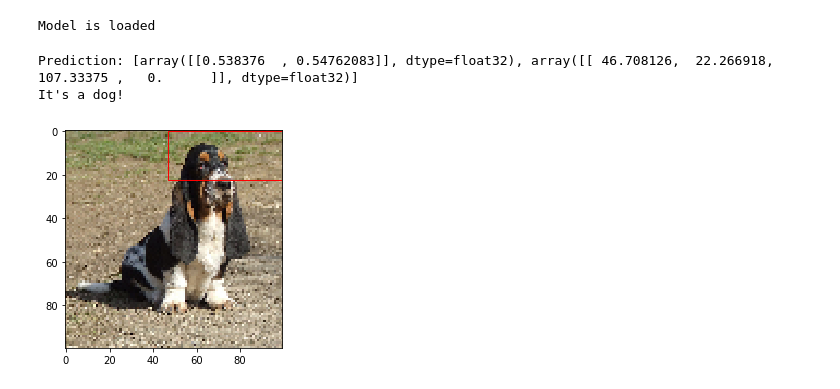
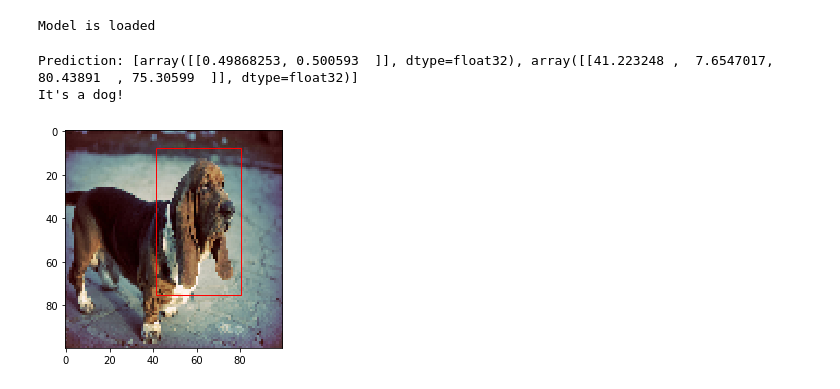
Before and after one commit to MJimitater/Object-Detection, a Jupyter notebook: Dogs_vs_Cats_Localization_functional.ipynb, the cells around one changed output. Drawn from its saved outputs; the diff is of its cells as text; code cells hidden in the pictures.

```diff
--- a/Dogs_vs_Cats_Localization_functional.ipynb
+++ b/Dogs_vs_Cats_Localization_functional.ipynb
@@ -575,11 +578,11 @@ def prediction(path_to_test_image, resized_width, resized_height):
 # %%
 #Specify path to a test image:
 #path_to_test_image = "/images/Abyssinian_10.jpg"
-path_to_test_image = "/kicked-out images/basset_hound_3.jpg"
+path_to_test_image = "/kicked-out images/basset_hound_2.jpg"
 
 #Call prediction function:
 prediction(path_to_test_image, resized_width, resized_height)
 # %% [output]
-Prediction: [array([[0.538376  , 0.54762083]], dtype=float32), array([[ 46.708126,  22.266918, 107.33375 ,   0.      ]], dtype=float32)]
+Prediction: [array([[0.49868253, 0.500593  ]], dtype=float32), array([[41.223248 ,  7.6547017, 80.43891  , 75.30599  ]], dtype=float32)]
 It's a dog!
-[figure, old version]
+[figure, new version]
```
Also changed, not shown: parts of 4 cells of this notebook.
